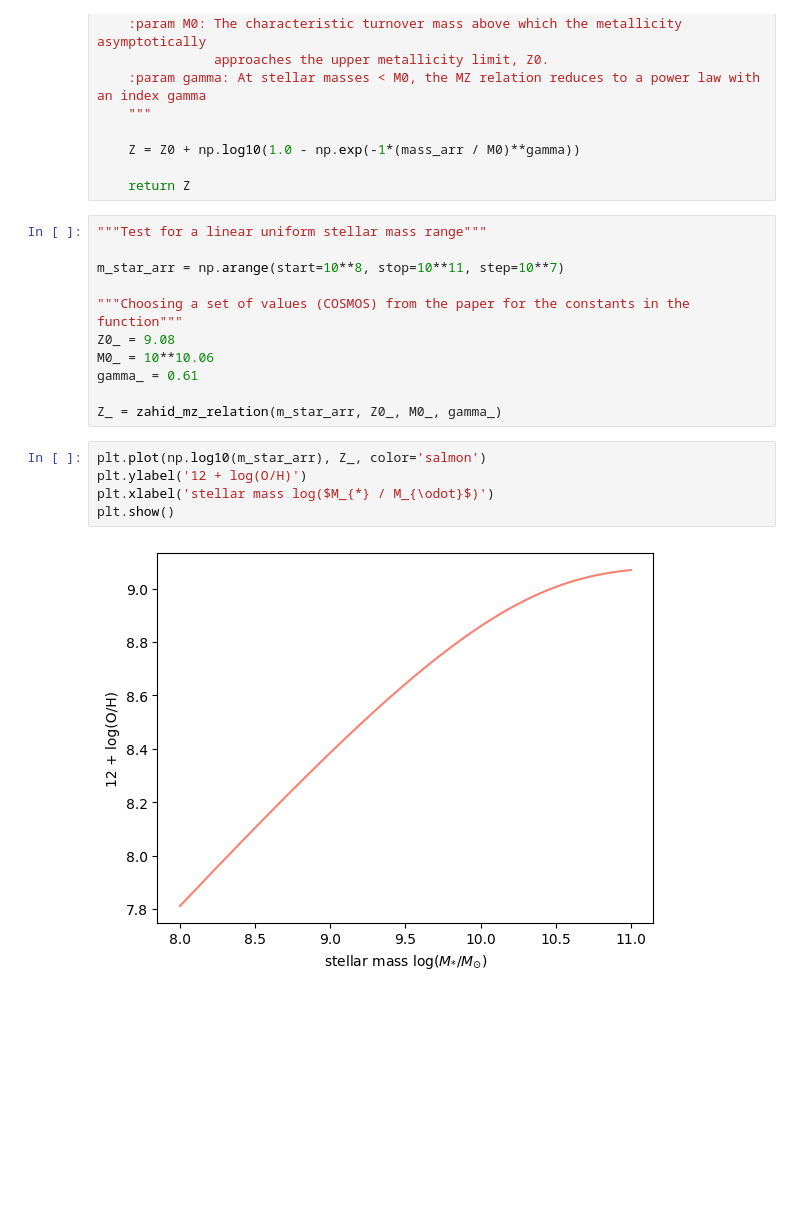
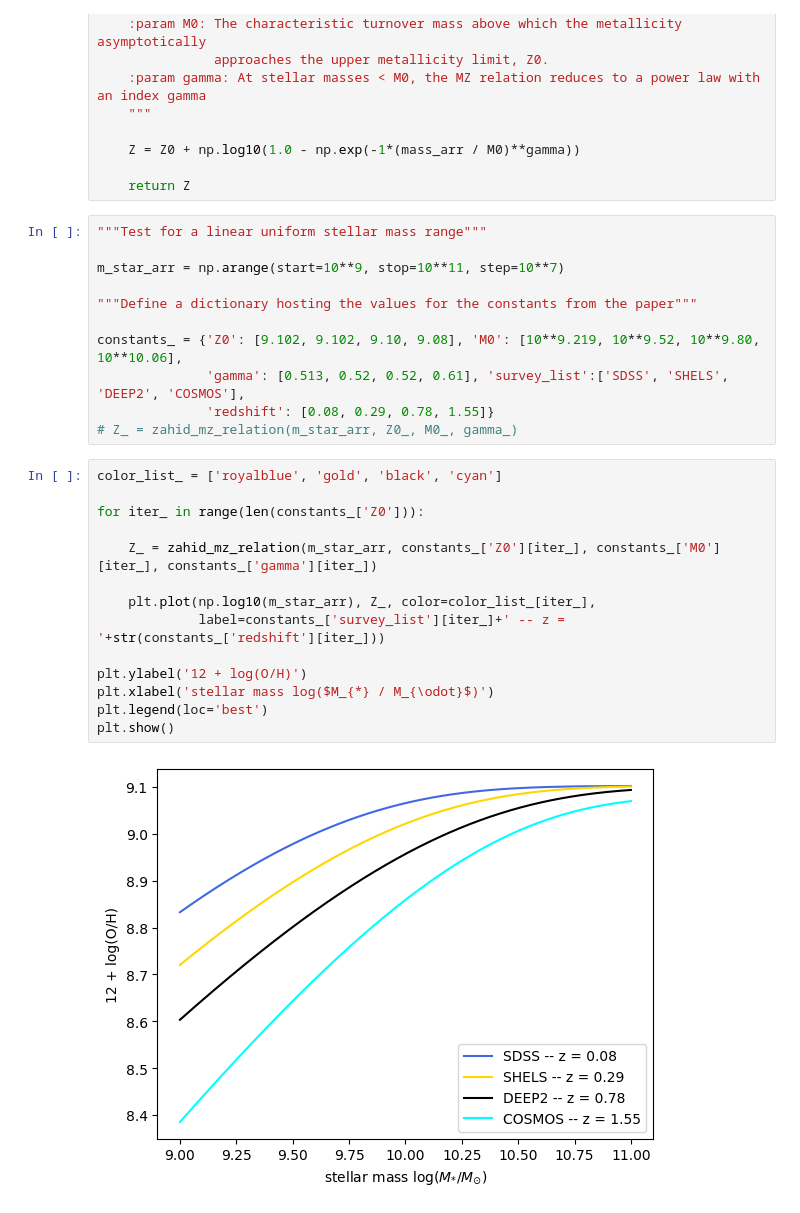
Before and after one commit to sinandeger/ce_galaxy_evolution, a Jupyter notebook: CE Galaxy Evolution Analysis.ipynb, the cells around one changed output. Cells and saved outputs as stored; diff of their text form; blank space fills up the shorter version.

```diff
--- a/CE Galaxy Evolution Analysis.ipynb
+++ b/CE Galaxy Evolution Analysis.ipynb
@@ -27,18 +27,27 @@ def zahid_mz_relation(mass_arr, Z0, M0, gamma):
 # %%
 """Test for a linear uniform stellar mass range"""
 
-m_star_arr = np.arange(start=10**8, stop=10**11, step=10**7)
+m_star_arr = np.arange(start=10**9, stop=10**11, step=10**7)
 
-"""Choosing a set of values (COSMOS) from the paper for the constants in the function"""
-Z0_ = 9.08
-M0_ = 10**10.06
-gamma_ = 0.61
+"""Define a dictionary hosting the values for the constants from the paper"""
 
-Z_ = zahid_mz_relation(m_star_arr, Z0_, M0_, gamma_)
+constants_ = {'Z0': [9.102, 9.102, 9.10, 9.08], 'M0': [10**9.219, 10**9.52, 10**9.80, 10**10.06],
+              'gamma': [0.513, 0.52, 0.52, 0.61], 'survey_list':['SDSS', 'SHELS', 'DEEP2', 'COSMOS'],
+              'redshift': [0.08, 0.29, 0.78, 1.55]}
+# Z_ = zahid_mz_relation(m_star_arr, Z0_, M0_, gamma_)
 # %%
-plt.plot(np.log10(m_star_arr), Z_, color='salmon')
+color_list_ = ['royalblue', 'gold', 'black', 'cyan']
+
+for iter_ in range(len(constants_['Z0'])):
+
+    Z_ = zahid_mz_relation(m_star_arr, constants_['Z0'][iter_], constants_['M0'][iter_], constants_['gamma'][iter_])
+
+    plt.plot(np.log10(m_star_arr), Z_, color=color_list_[iter_],
+             label=constants_['survey_list'][iter_]+' -- z = '+str(constants_['redshift'][iter_]))
+
 plt.ylabel('12 + log(O/H)')
 plt.xlabel('stellar mass log($M_{*} / M_{\odot}$)')
+plt.legend(loc='best')
 plt.show()
 # %% [output]
-[figure, old version]
+[figure, new version]
```
Also changed, not shown: parts of 3 cells of this notebook.
